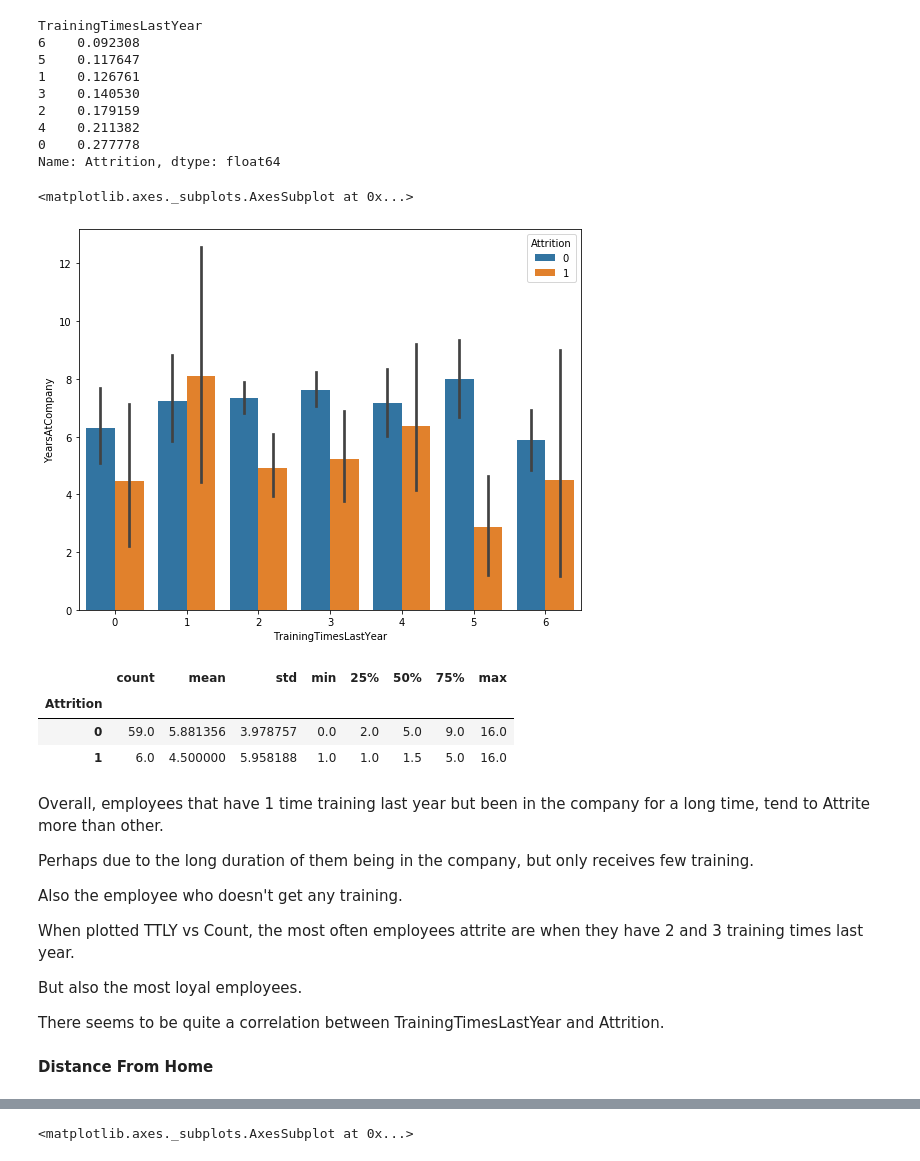
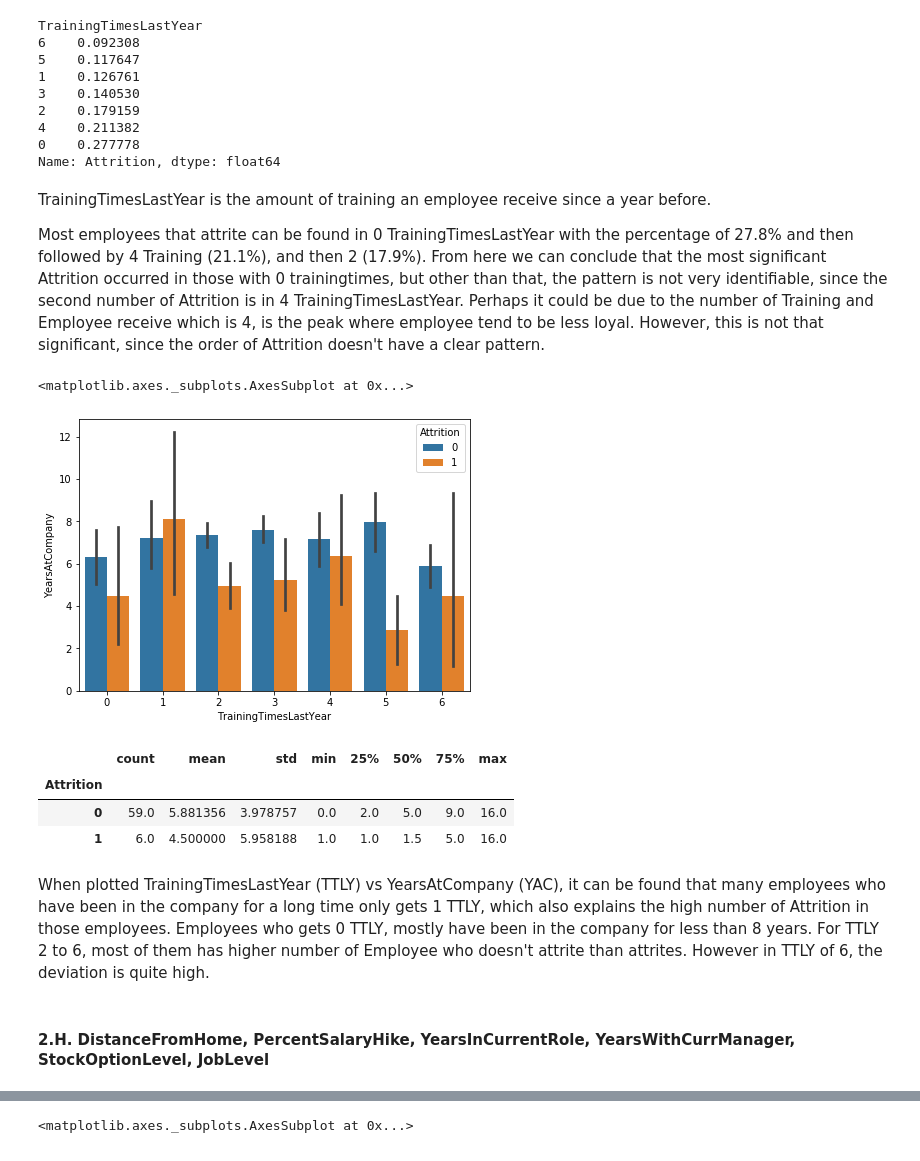
Before and after one commit to harashtaht/EmployeeAttritionIBM, a Jupyter notebook: Final_EmployeeAttrition.ipynb, the cells around one changed output, grey strips where cells are left out. Drawn from its saved outputs; the diff is of its cells as text; code cells hidden in the pictures.

```diff
--- a/Final_EmployeeAttrition.ipynb
+++ b/Final_EmployeeAttrition.ipynb
@@ -787,12 +802,17 @@ TrainingTimesLastYear
 4    0.211382
 0    0.277778
 Name: Attrition, dtype: float64
+# %% [markdown]
+TrainingTimesLastYear is the amount of training an employee receive since a year before.
+
+Most employees that attrite can be found in 0 TrainingTimesLastYear with the percentage of 27.8% and then followed by 4 Training (21.1%), and then 2 (17.9%).
+From here we can conclude that the most significant Attrition occurred in those with 0 trainingtimes, but other than that, the pattern is not very identifiable, since the second number of Attrition is in 4 TrainingTimesLastYear. Perhaps it could be due to the number of Training and Employee receive which is 4, is the peak where employee tend to be less loyal. However, this is not that significant, since the order of Attrition doesn't have a clear pattern.
 # %%
-plt.figure(figsize=(9,7))
+plt.figure(figsize=(7,5))
 sns.barplot(df['TrainingTimesLastYear'], df['YearsAtCompany'], hue=df['Attrition'])
 # %% [output]
 <matplotlib.axes._subplots.AxesSubplot at 0x...>
-[figure, old version]
+[figure, new version]
 # %%
 df[df['TrainingTimesLastYear'] == 6].groupby('Attrition')['YearsAtCompany'].describe()
 # %% [output]
@@ -800,18 +820,8 @@ df[df['TrainingTimesLastYear'] == 6].groupby('Attrition')['YearsAtCompany'].desc
 | Attrition |  |  |  |  |  |  |  |  |
 | 0 | 59.0 | 5.881356 | 3.978757 | 0.0 | 2.0 | 5.0 | 9.0 | 16.0 |
 | 1 | 6.0 | 4.500000 | 5.958188 | 1.0 | 1.0 | 1.5 | 5.0 | 16.0 |
-# %% [markdown]
-Overall, employees that have 1 time training last year but been in the company for a long time, tend to Attrite more than other.
-
-Perhaps due to the long duration of them being in the company, but only receives few training.
-
-Also the employee who doesn't get any training.
-
-When plotted TTLY vs Count, the most often employees attrite are when they have 2 and 3 training times last year.
-
-But also the most loyal employees.
-
-There seems to be quite a correlation between TrainingTimesLastYear and Attrition.
-# %% [markdown]
-__Distance From Home__
+# %% [markdown]
+When plotted TrainingTimesLastYear (TTLY) vs YearsAtCompany (YAC), it can be found that many employees who have been in the company for a long time only gets 1 TTLY, which also explains the high number of Attrition in those employees. Employees who gets 0 TTLY, mostly have been in the company for less than 8 years. For TTLY 2 to 6, most of them has higher number of Employee who doesn't attrite than attrites. However in TTLY of 6, the deviation is quite high.
+# %% [markdown]
+#### 2.H. DistanceFromHome, PercentSalaryHike, YearsInCurrentRole, YearsWithCurrManager, StockOptionLevel, JobLevel
 # %%
```
Also changed, not shown: parts of 44 cells of this notebook.
